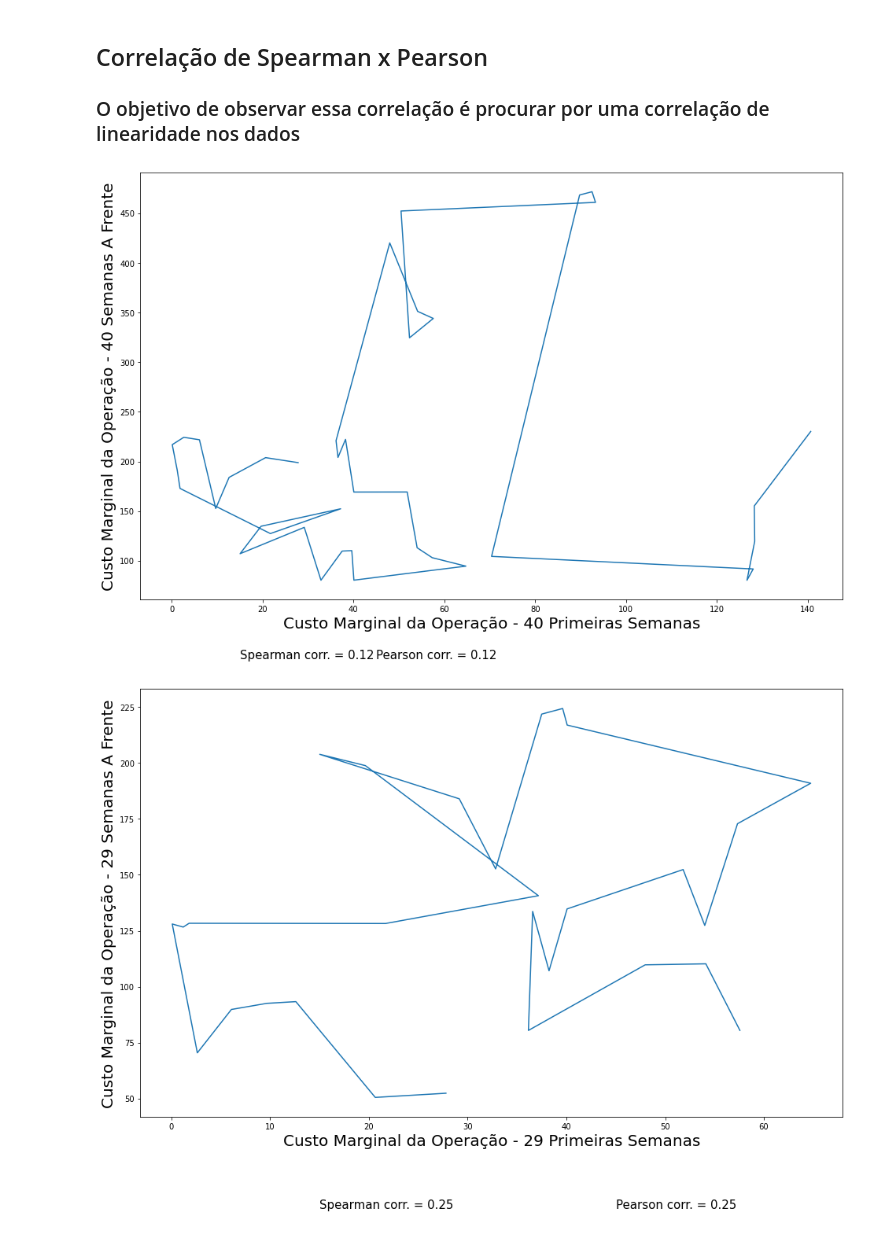
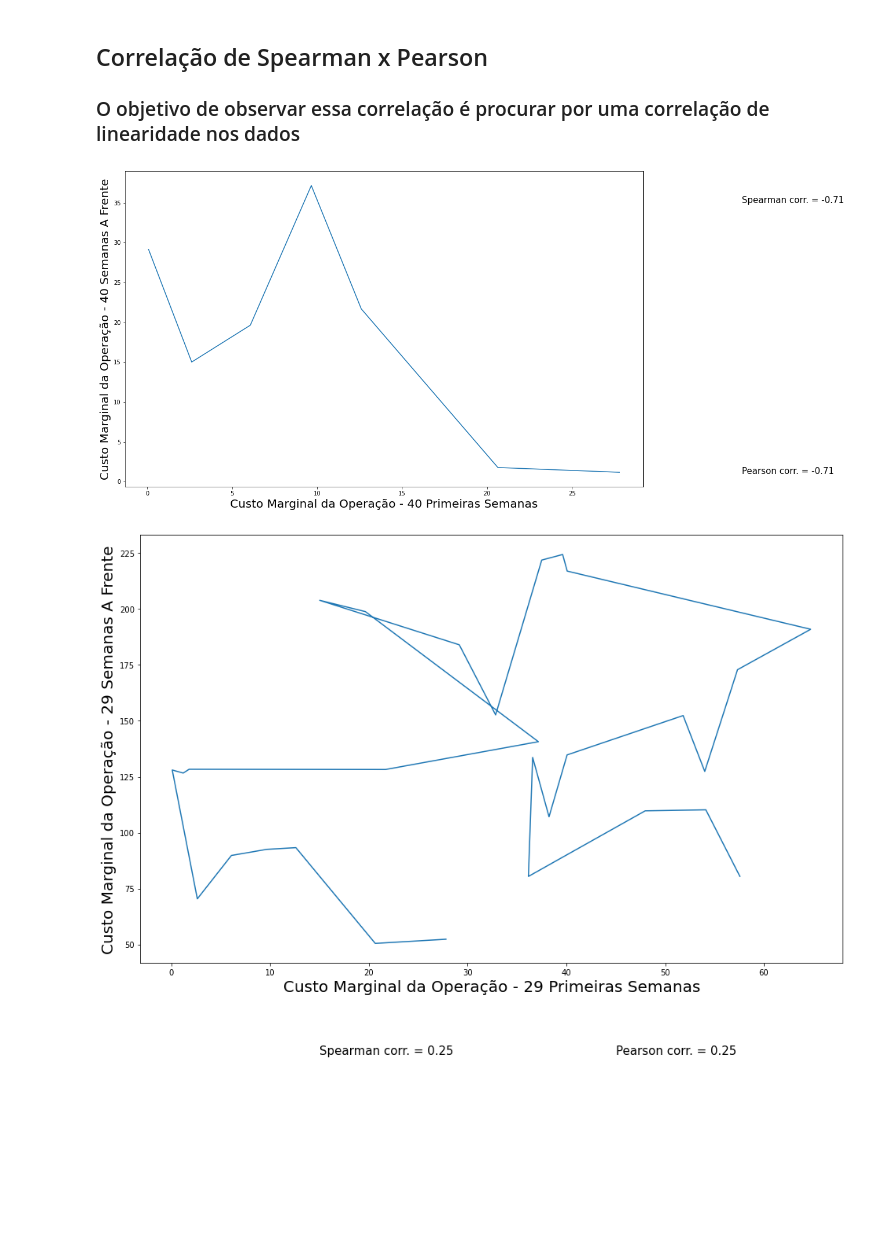
Before and after one commit to alexlourencomattos/machinelearning, a Jupyter notebook: Previsão_cmo_term/prev_preco.ipynb, the cells around one changed output. Drawn from its saved outputs; the diff is of its cells as text; code cells hidden in the pictures; blank space fills up the shorter version.

```diff
--- a/Previsão_cmo_term/prev_preco.ipynb
+++ b/Previsão_cmo_term/prev_preco.ipynb
@@ -100,22 +173,22 @@ fig = sm.graphics.tsa.plot_pacf(dataset[ 'cmo'].values, lags=60, ax=ax2)
 ### O objetivo de observar essa correlação é procurar por uma correlação de linearidade nos dados
 # %%
 plt.figure(figsize = (16,10))
-plt.plot(dataset['cmo'][0:40], dataset['cmo'][40:80])
+plt.plot(dataset['cmo'][0:7], dataset['cmo'][7:14])
 plt.xlabel("Custo Marginal da Operação - 40 Primeiras Semanas", fontsize = 20)
 plt.ylabel("Custo Marginal da Operação - 40 Semanas A Frente", fontsize = 20)
-corr, p_value = pearsonr(dataset['cmo'][0:40].values, dataset['cmo'][40:80].values)
-corrs, p_values = spearmanr(dataset['cmo'][0:40].values, dataset['cmo'][40:80].values)
+corr, p_value = pearsonr(dataset['cmo'][0:7].values, dataset['cmo'][7:14].values)
+corrs, p_values = spearmanr(dataset['cmo'][0:7].values, dataset['cmo'][7:14].values)
 corr = int(corr*100)/100
 corrs = int(corr*100)/100
 
 string = 'Pearson corr. = ' +str(corr)
-plt.text(45,1, string, fontsize= 15)
+plt.text(35,1, string, fontsize= 15)
 
 string = 'Spearman corr. = ' +str(corrs)
-plt.text(15,1, string, fontsize= 15)
+plt.text(35,35, string, fontsize= 15)
 plt.show()
 # %% [output]
-[figure, old version]
+[figure, new version]
 # %%
 plt.figure(figsize = (16,10))
 plt.plot(dataset['cmo'][0:29], dataset['cmo'][29:58])
```
Also changed, not shown: parts of 37 cells of this notebook.
